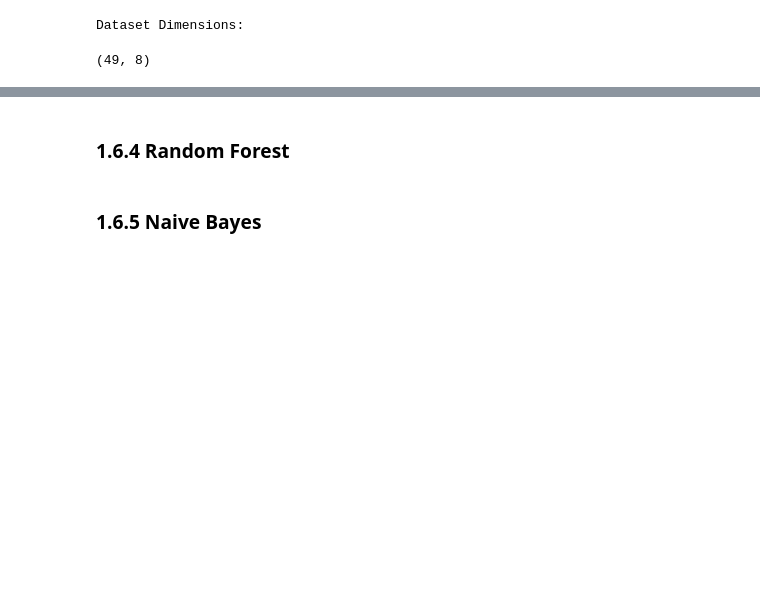
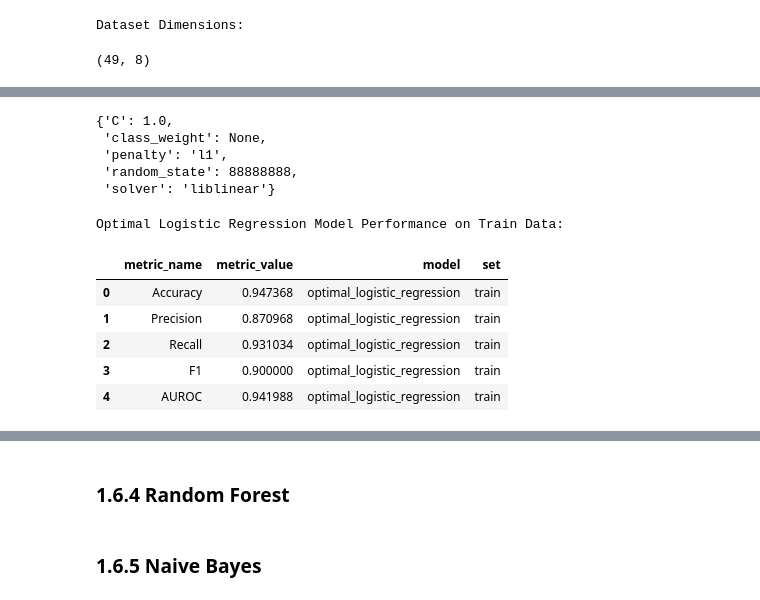
Before and after one commit to JohnPaulinePineda/Supervised-Machine-Learning-Classification-Final-Assignment, a Jupyter notebook: ClassificationForMachineLearning_FinalAssignment.ipynb, the cells around one changed output, grey strips where cells are left out. Saved outputs shown, nothing was run; the diff lists cells and outputs as text; code cells hidden in the pictures; blank space fills up the shorter version.

```diff
--- a/ClassificationForMachineLearning_FinalAssignment.ipynb
+++ b/ClassificationForMachineLearning_FinalAssignment.ipynb
@@ -1943,13 +1945,13 @@ plt.show()
 # and predictor columns
 ##################################
 X = cancer_rate_premodelling.drop('CANRAT', axis = 1)
-y = cancer_rate_premodelling.CANRAT
+y = cancer_rate_premodelling['CANRAT'].cat.codes
 # %%
 ##################################
 # Formulating the train and test data
 # using a 70-30 ratio
 ##################################
-X_train, X_test, y_train, y_test = train_test_split(X, y, test_size = 0.3, random_state= 88888888)
+X_train, X_test, y_train, y_test = train_test_split(X, y, test_size = 0.3, random_state= 88888888, stratify=y)
 # %%
 ##################################
 # Performing a general exploration of the train dataset
@@ -1987,0 +2010,67 @@ def model_performance_evaluation(y_true, y_pred):
+# %%
+##################################
+# Creating an instance of the
+# Logistic Regression model
+##################################
+logistic_regression = LogisticRegression()
+
+##################################
+# Defining the hyperparameters for the
+# Logistic Regression model
+##################################
+hyperparameter_grid = {
+    'C': [1.0],
+    'penalty': ['l1', 'l2'],
+    'solver': ['liblinear','saga'],
+    'class_weight': [None],
+    'random_state': [88888888]}
+
+##################################
+# Defining the hyperparameters for the
+# Logistic Regression model
+##################################
+optimal_logistic_regression = GridSearchCV(estimator = logistic_regression,
+                                           param_grid = hyperparameter_grid,
+                                           n_jobs = -1,
+                                           scoring='f1')
+
+##################################
+# Fitting the optimal Logistic Regression model
+##################################
+optimal_logistic_regression.fit(X_train, y_train)
+
+##################################
+# Determining the optimal hyperparameter
+# for the Logistic Regression model
+##################################
+optimal_logistic_regression.best_score_
+optimal_logistic_regression.best_params_
+# %% [output]
+{'C': 1.0,
+ 'class_weight': None,
+ 'penalty': 'l1',
+ 'random_state': 88888888,
+ 'solver': 'liblinear'}
+# %%
+##################################
+# Evaluating the optimal logistic regression model
+# on the train set
+##################################
+optimal_logistic_regression_y_hat_train = optimal_logistic_regression.predict(X_train)
+
+##################################
+# Gathering the model evaluation metrics
+##################################
+optimal_logistic_regression_performance_train = model_performance_evaluation(y_train, optimal_logistic_regression_y_hat_train)
+optimal_logistic_regression_performance_train['model'] = ['optimal_logistic_regression'] * 5
+optimal_logistic_regression_performance_train['set'] = ['train'] * 5
+print('Optimal Logistic Regression Model Performance on Train Data: ')
+display(optimal_logistic_regression_performance_train)
+# %% [output]
+Optimal Logistic Regression Model Performance on Train Data:
+|  | metric_name | metric_value | model | set |
+| 0 | Accuracy | 0.947368 | optimal_logistic_regression | train |
+| 1 | Precision | 0.870968 | optimal_logistic_regression | train |
+| 2 | Recall | 0.931034 | optimal_logistic_regression | train |
+| 3 | F1 | 0.900000 | optimal_logistic_regression | train |
+| 4 | AUROC | 0.941988 | optimal_logistic_regression | train |
```
Also changed, not shown: parts of 13 cells of this notebook.
